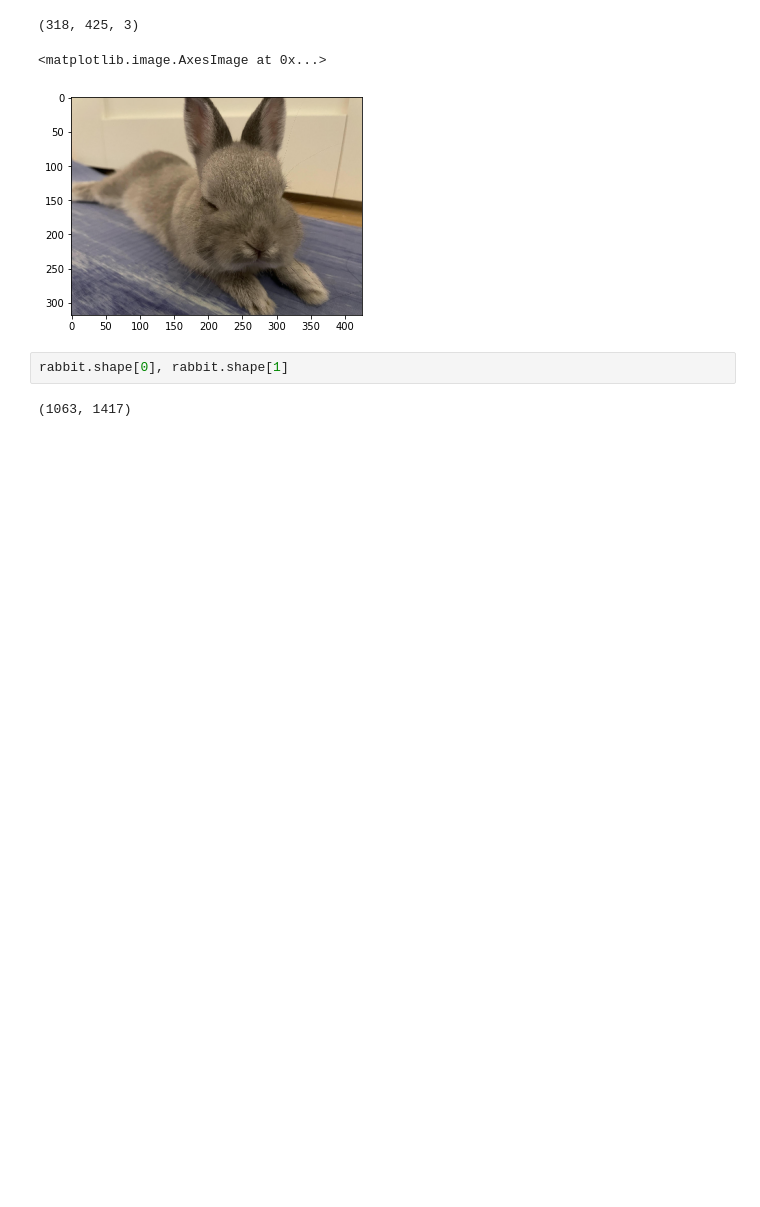
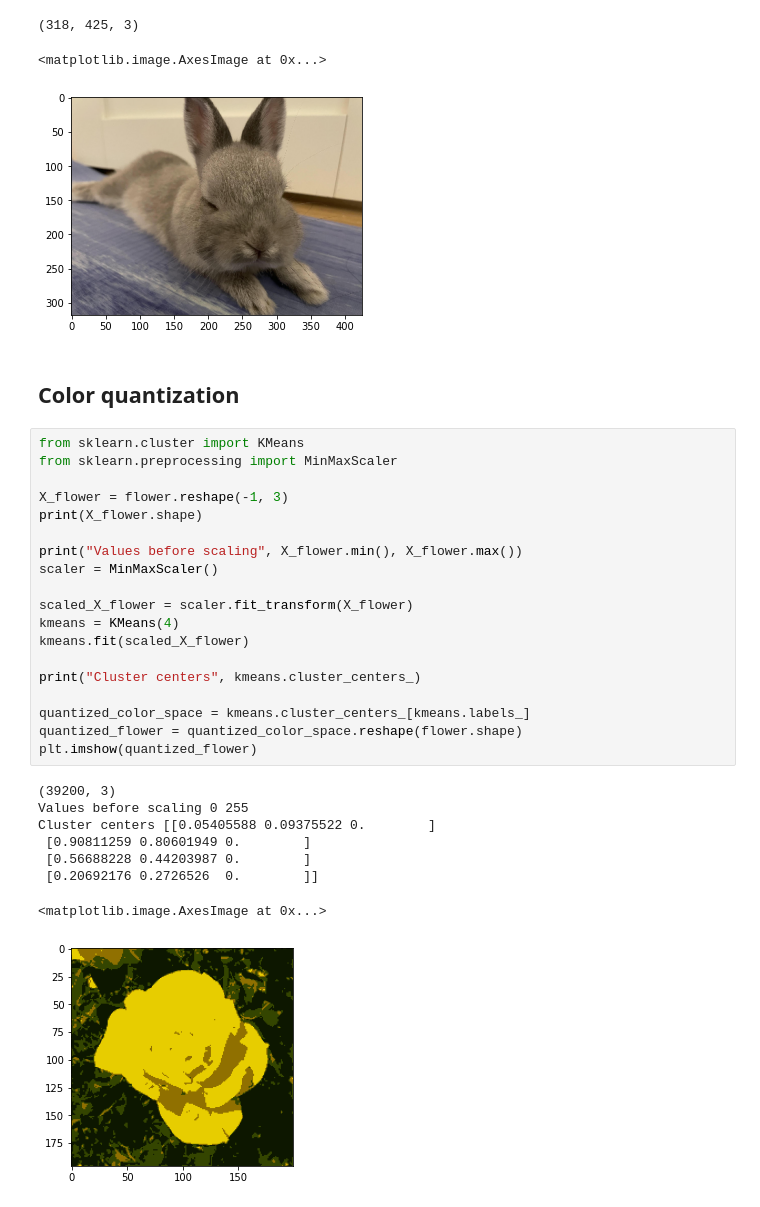
Before and after one commit to FabianAndersson17/Machinelearning-Fabian-Andersson, a Jupyter notebook: Code-Along/Lec13.1-color_quntization.ipynb, the cells around one changed output. Cells and saved outputs as stored; diff of their text form; blank space fills up the shorter version.

Commit message:
Lec 13.1 color quantization

```diff
--- a/Code-Along/Lec13.1-color_quntization.ipynb
+++ b/Code-Along/Lec13.1-color_quntization.ipynb
@@ -28,7 +28,33 @@ plt.imshow(rabbit)
 (318, 425, 3)
 <matplotlib.image.AxesImage at 0x...>
 [figure]
-# %%
-rabbit.shape[0], rabbit.shape[1]
-# %% [output]
-(1063, 1417)
+# %% [markdown]
+## Color quantization
+# %%
+from sklearn.cluster import KMeans
+from sklearn.preprocessing import MinMaxScaler
+
+X_flower = flower.reshape(-1, 3)
+print(X_flower.shape)
+
+print("Values before scaling", X_flower.min(), X_flower.max())
+scaler = MinMaxScaler()
+
+scaled_X_flower = scaler.fit_transform(X_flower)
+kmeans = KMeans(4)
+kmeans.fit(scaled_X_flower)
+
+print("Cluster centers", kmeans.cluster_centers_)
+
+quantized_color_space = kmeans.cluster_centers_[kmeans.labels_]
+quantized_flower = quantized_color_space.reshape(flower.shape)
+plt.imshow(quantized_flower)
+# %% [output]
+(39200, 3)
+Values before scaling 0 255
+Cluster centers [[0.05405588 0.09375522 0.        ]
+ [0.90811259 0.80601949 0.        ]
+ [0.56688228 0.44203987 0.        ]
+ [0.20692176 0.2726526  0.        ]]
+<matplotlib.image.AxesImage at 0x...>
+[figure, added]
```
Also changed, not shown: parts of 4 cells of this notebook.
